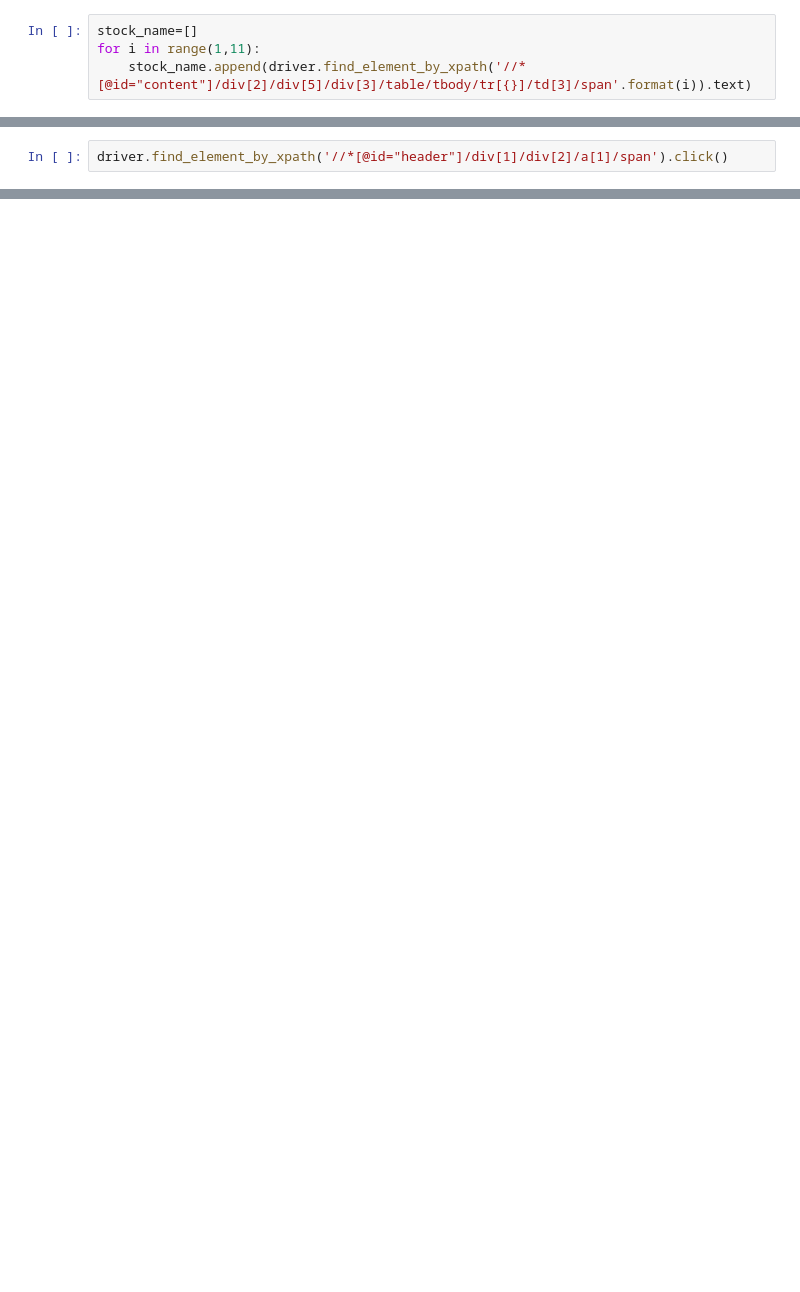
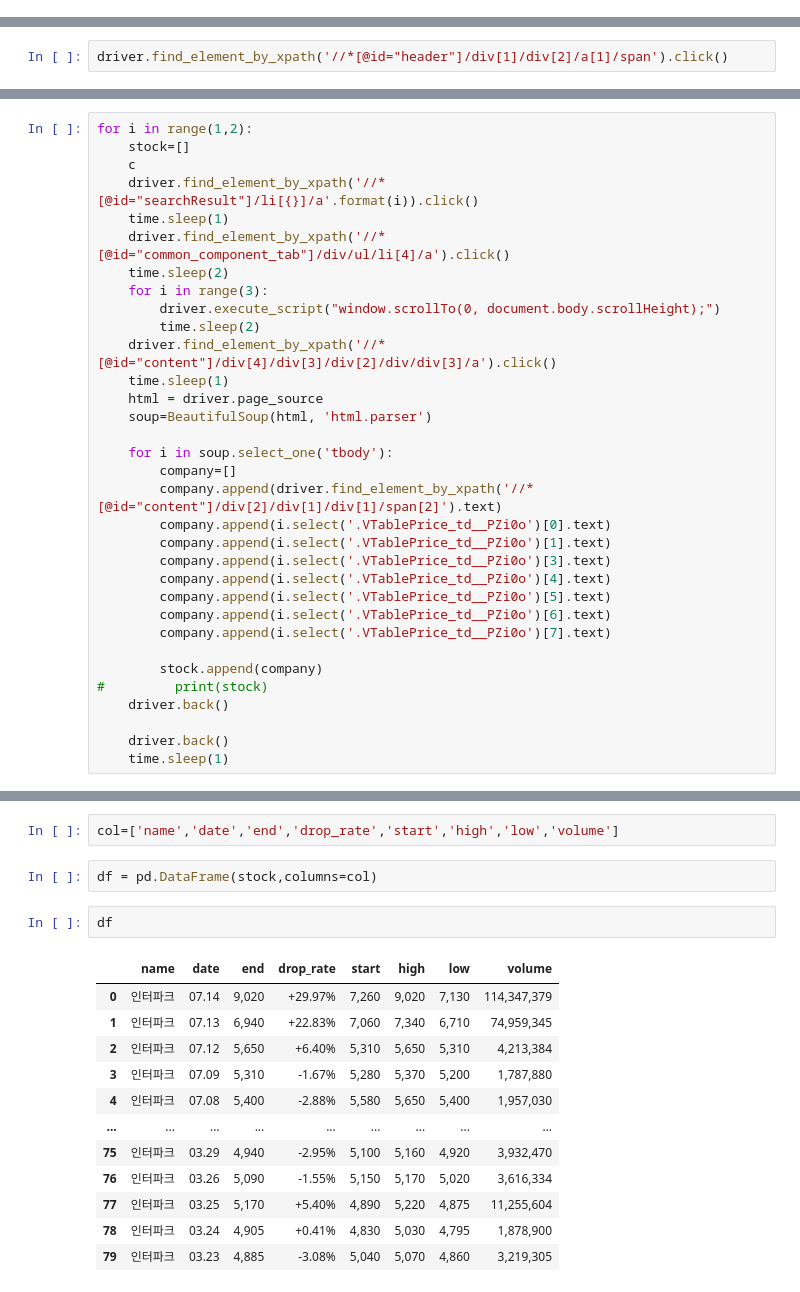
Before and after one commit to johnny9210/Stock, a Jupyter notebook: Naver_Stock.ipynb, the cells around one changed output, grey strips where cells are left out. Drawn from its saved outputs; the diff is of its cells as text; blank space fills up the shorter version.

```diff
--- a/Naver_Stock.ipynb
+++ b/Naver_Stock.ipynb
@@ -5,7 +15,3 @@ import requests
 # %%
 driver = webdriver.Chrome('C:\/chromedriver.exe')
 driver.get('https://m.stock.naver.com/index.nhn')
-# %%
-stock_name=[]
-for i in range(1,11):
-    stock_name.append(driver.find_element_by_xpath('//*[@id="content"]/div[2]/div[5]/div[3]/table/tbody/tr[{}]/td[3]/span'.format(i)).text)
@@ -74,0 +20,33 @@ driver.close()
+# %%
+for i in range(1,2):
+    stock=[]
+    c
+    driver.find_element_by_xpath('//*[@id="searchResult"]/li[{}]/a'.format(i)).click()
+    time.sleep(1)
+    driver.find_element_by_xpath('//*[@id="common_component_tab"]/div/ul/li[4]/a').click()
+    time.sleep(2)
+    for i in range(3):
+        driver.execute_script("window.scrollTo(0, document.body.scrollHeight);")
+        time.sleep(2)
+    driver.find_element_by_xpath('//*[@id="content"]/div[4]/div[3]/div[2]/div/div[3]/a').click()
+    time.sleep(1)
+    html = driver.page_source
+    soup=BeautifulSoup(html, 'html.parser')
+
+    for i in soup.select_one('tbody'):
+        company=[]
+        company.append(driver.find_element_by_xpath('//*[@id="content"]/div[2]/div[1]/div[1]/span[2]').text)
+        company.append(i.select('.VTablePrice_td__PZi0o')[0].text)
+        company.append(i.select('.VTablePrice_td__PZi0o')[1].text)
+        company.append(i.select('.VTablePrice_td__PZi0o')[3].text)
+        company.append(i.select('.VTablePrice_td__PZi0o')[4].text)
+        company.append(i.select('.VTablePrice_td__PZi0o')[5].text)
+        company.append(i.select('.VTablePrice_td__PZi0o')[6].text)
+        company.append(i.select('.VTablePrice_td__PZi0o')[7].text)
+
+        stock.append(company)
+#         print(stock)
+    driver.back()
+
+    driver.back()
+    time.sleep(1)
@@ -74,0 +73,19 @@ driver.close()
+# %%
+col=['name','date','end','drop_rate','start','high','low','volume']
+# %%
+df = pd.DataFrame(stock,columns=col)
+# %%
+df
+# %% [output]
+|  | name | date | end | drop_rate | start | high | low | volume |
+| 0 | 인터파크 | 07.14 | 9,020 | +29.97% | 7,260 | 9,020 | 7,130 | 114,347,379 |
+| 1 | 인터파크 | 07.13 | 6,940 | +22.83% | 7,060 | 7,340 | 6,710 | 74,959,345 |
+| 2 | 인터파크 | 07.12 | 5,650 | +6.40% | 5,310 | 5,650 | 5,310 | 4,213,384 |
+| 3 | 인터파크 | 07.09 | 5,310 | -1.67% | 5,280 | 5,370 | 5,200 | 1,787,880 |
+| 4 | 인터파크 | 07.08 | 5,400 | -2.88% | 5,580 | 5,650 | 5,400 | 1,957,030 |
+| ... | ... | ... | ... | ... | ... | ... | ... | ... |
+| 75 | 인터파크 | 03.29 | 4,940 | -2.95% | 5,100 | 5,160 | 4,920 | 3,932,470 |
+| 76 | 인터파크 | 03.26 | 5,090 | -1.55% | 5,150 | 5,170 | 5,020 | 3,616,334 |
+| 77 | 인터파크 | 03.25 | 5,170 | +5.40% | 4,890 | 5,220 | 4,875 | 11,255,604 |
+| 78 | 인터파크 | 03.24 | 4,905 | +0.41% | 4,830 | 5,030 | 4,795 | 1,878,900 |
+| 79 | 인터파크 | 03.23 | 4,885 | -3.08% | 5,040 | 5,070 | 4,860 | 3,219,305 |
```
Also changed, not shown: parts of 21 cells of this notebook.
